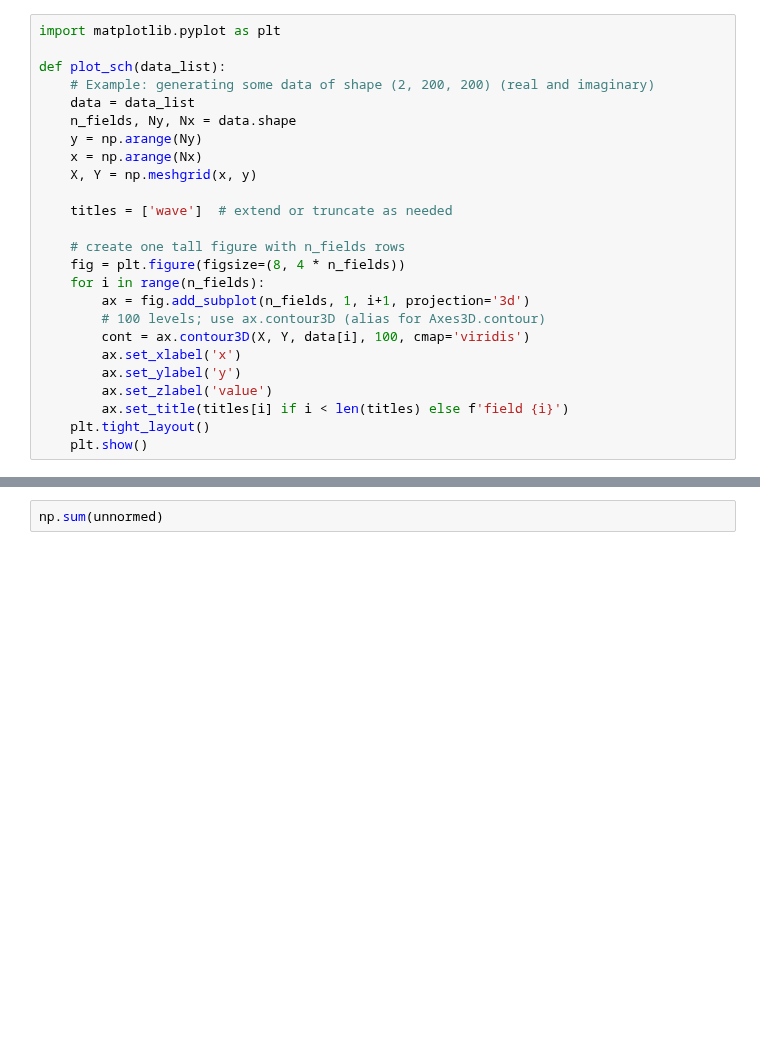
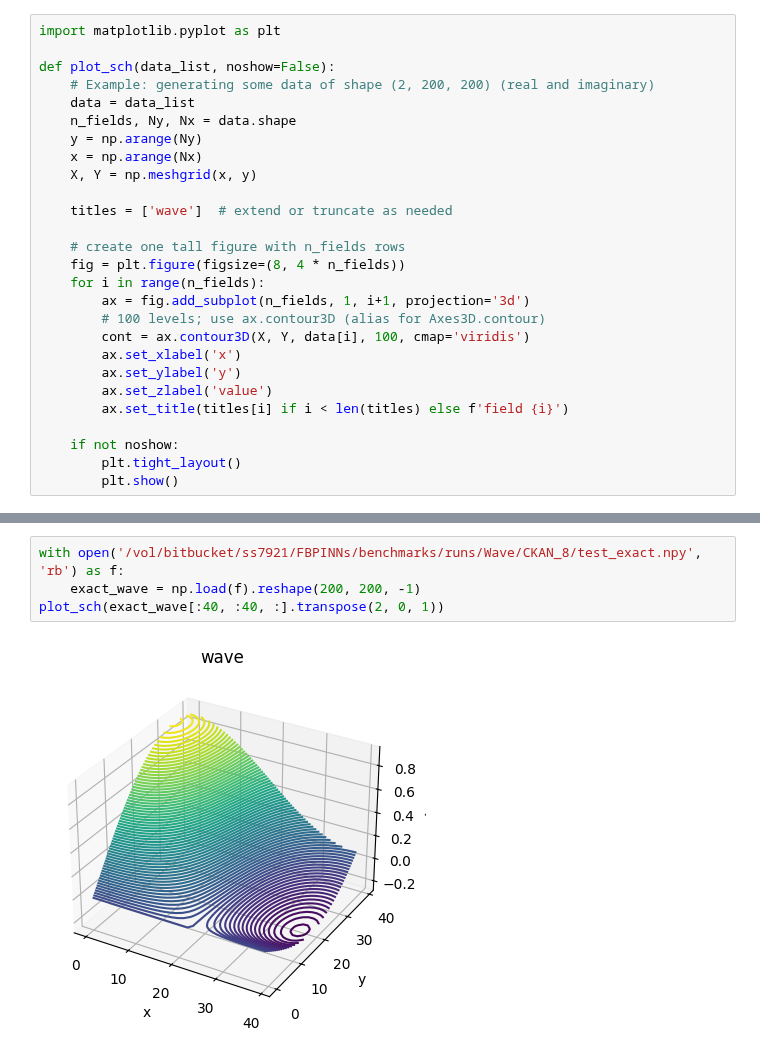
Before and after one commit to sallsdagrate/FBPINNs, a Jupyter notebook: benchmarks/notebooks/explainability.ipynb, the cells around one changed output, grey strips where cells are left out. Drawn from its saved outputs; the diff is of its cells as text; blank space fills up the shorter version.

```diff
--- a/benchmarks/notebooks/explainability.ipynb
+++ b/benchmarks/notebooks/explainability.ipynb
@@ -84,7 +84,7 @@ out.reshape(200, 200, 1)[70:140, 70:140, :].transpose(2, 0, 1).shape
 # %%
 import matplotlib.pyplot as plt
 
-def plot_sch(data_list):
+def plot_sch(data_list, noshow=False):
     # Example: generating some data of shape (2, 200, 200) (real and imaginary)
     data = data_list
     n_fields, Ny, Nx = data.shape
@@ -104,5 +104,7 @@ def plot_sch(data_list):
         ax.set_ylabel('y')
         ax.set_zlabel('value')
         ax.set_title(titles[i] if i < len(titles) else f'field {i}')
-    plt.tight_layout()
-    plt.show()
+
+    if not noshow:
+        plt.tight_layout()
+        plt.show()
@@ -211,2 +149,6 @@ for i in range(9):
 # %%
-np.sum(unnormed)
+with open('/vol/bitbucket/ss7921/FBPINNs/benchmarks/runs/Wave/CKAN_8/test_exact.npy', 'rb') as f:
+    exact_wave = np.load(f).reshape(200, 200, -1)
+plot_sch(exact_wave[:40, :40, :].transpose(2, 0, 1))
+# %% [output]
+[figure, added]
```
Also changed, not shown: parts of 21 cells of this notebook, 3 other files.
